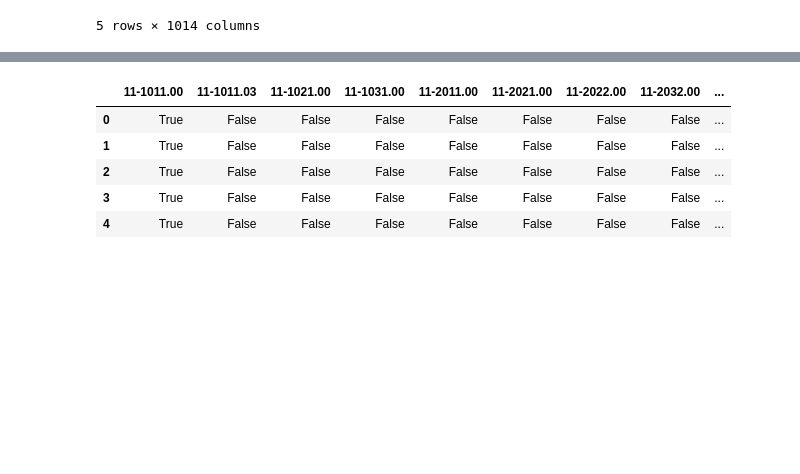
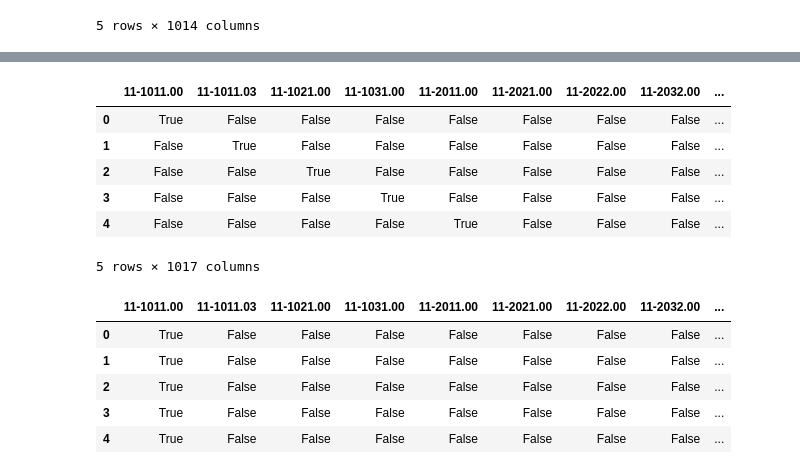
Before and after one commit to OhOmah/ResumeSkillExtraction, a Jupyter notebook: step1DataExploration/DataManipulation.ipynb, the cells around one changed output, grey strips where cells are left out. Cells and saved outputs as stored; diff of their text form; code cells hidden in the pictures; blank space fills up the shorter version.

```diff
--- a/step1DataExploration/DataManipulation.ipynb
+++ b/step1DataExploration/DataManipulation.ipynb
@@ -8,6 +8,7 @@ import numpy as np
 # %%
 # Start by loading in the data.
 onet_df = pd.read_csv("../Data/Updated_ONET_Alt_Titles.csv")
+base_onet_df = pd.read_csv("../Data/Occupation Data.csv")
 
 # Filter out any columns we don't need.
 onet_filtered = onet_df[['O*NET-SOC Code', 'Reported Job Title']]
@@ -41,3 +58,20 @@ dummy_onets.head()
+# %%
+# Do the same to the base ONET codes
+base_onet_df = base_onet_df[['O*NET-SOC Code', 'Title']]
+
+dummy_base = pd.get_dummies(base_onet_df['O*NET-SOC Code'])
+# %%
+dummy_base['Reported Job'] = base_onet_df['Title']
+# %%
+dummy_base.head()
+# %% [output]
+|  | 11-1011.00 | 11-1011.03 | 11-1021.00 | 11-1031.00 | 11-2011.00 | 11-2021.00 | 11-2022.00 | 11-2032.00 | ... |
+| 0 | True | False | False | False | False | False | False | False | ... |
+| 1 | False | True | False | False | False | False | False | False | ... |
+| 2 | False | False | True | False | False | False | False | False | ... |
+| 3 | False | False | False | True | False | False | False | False | ... |
+| 4 | False | False | False | False | True | False | False | False | ... |
+5 rows × 1017 columns
 # %%
 # Seperate the labels and the reported jobs
 label_df = dummy_onets.loc[:,dummy_onets.columns != 'Reported Job']
```
Also changed, not shown: parts of 7 cells of this notebook, 1 other file.
